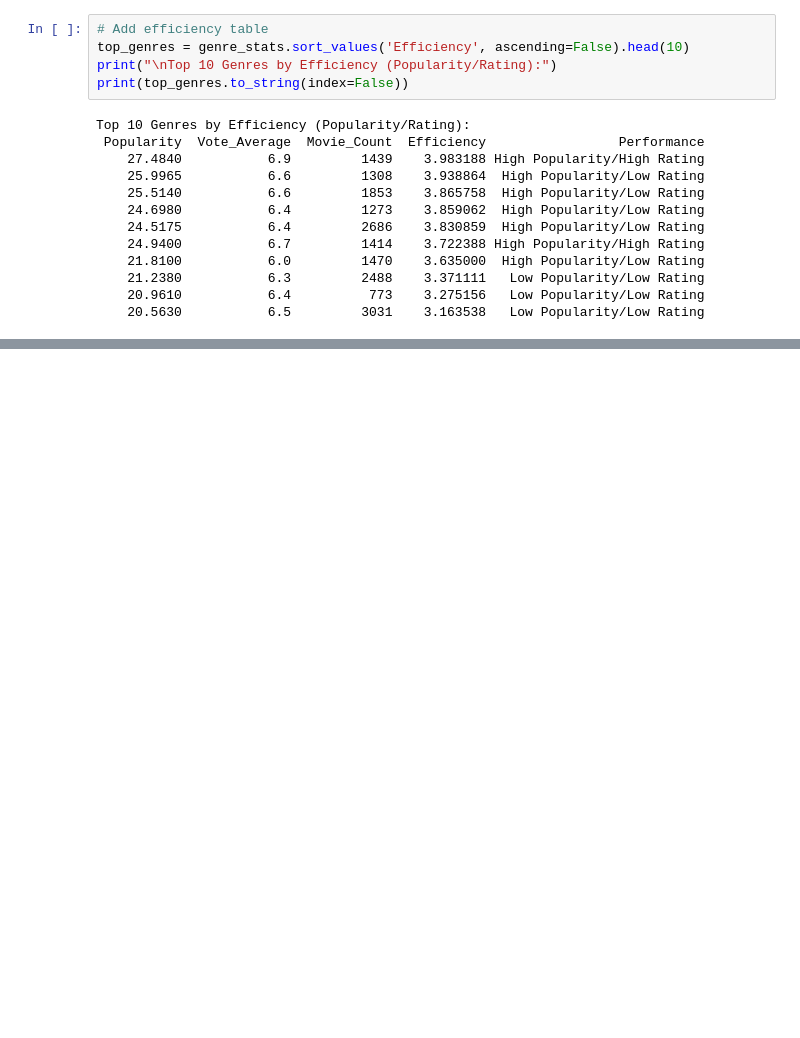
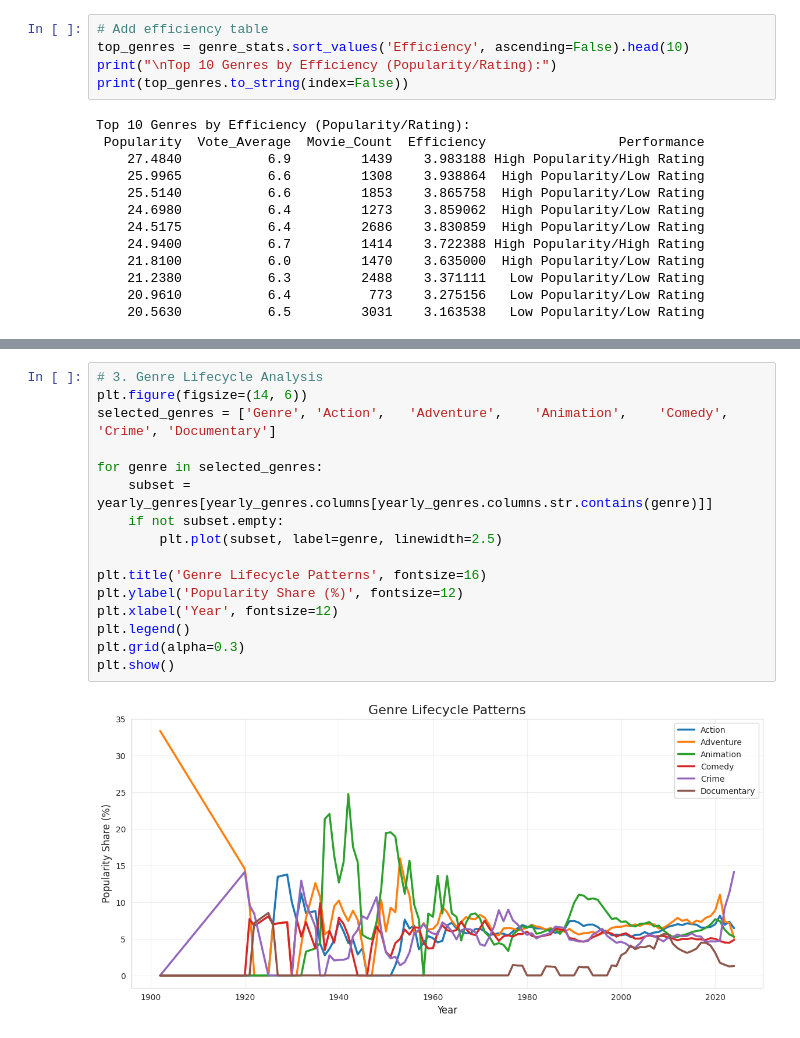
Before and after one commit to shuvad23/Netflix-Data-Analysis-Project, a Jupyter notebook: Netflix_Data_Analysis.ipynb, the cells around one changed output, grey strips where cells are left out. Drawn from its saved outputs; the diff is of its cells as text; blank space fills up the shorter version.

```diff
--- a/Netflix_Data_Analysis.ipynb
+++ b/Netflix_Data_Analysis.ipynb
@@ -1022,0 +1068,18 @@ Top 10 Genres by Efficiency (Popularity/Rating):
+# %%
+# 3. Genre Lifecycle Analysis
+plt.figure(figsize=(14, 6))
+selected_genres = ['Genre',	'Action',	'Adventure',	'Animation',	'Comedy', 'Crime', 'Documentary']
+
+for genre in selected_genres:
+    subset = yearly_genres[yearly_genres.columns[yearly_genres.columns.str.contains(genre)]]
+    if not subset.empty:
+        plt.plot(subset, label=genre, linewidth=2.5)
+
+plt.title('Genre Lifecycle Patterns', fontsize=16)
+plt.ylabel('Popularity Share (%)', fontsize=12)
+plt.xlabel('Year', fontsize=12)
+plt.legend()
+plt.grid(alpha=0.3)
+plt.show()
+# %% [output]
+[figure, added]
```
Also changed, not shown: parts of 8 cells of this notebook.
